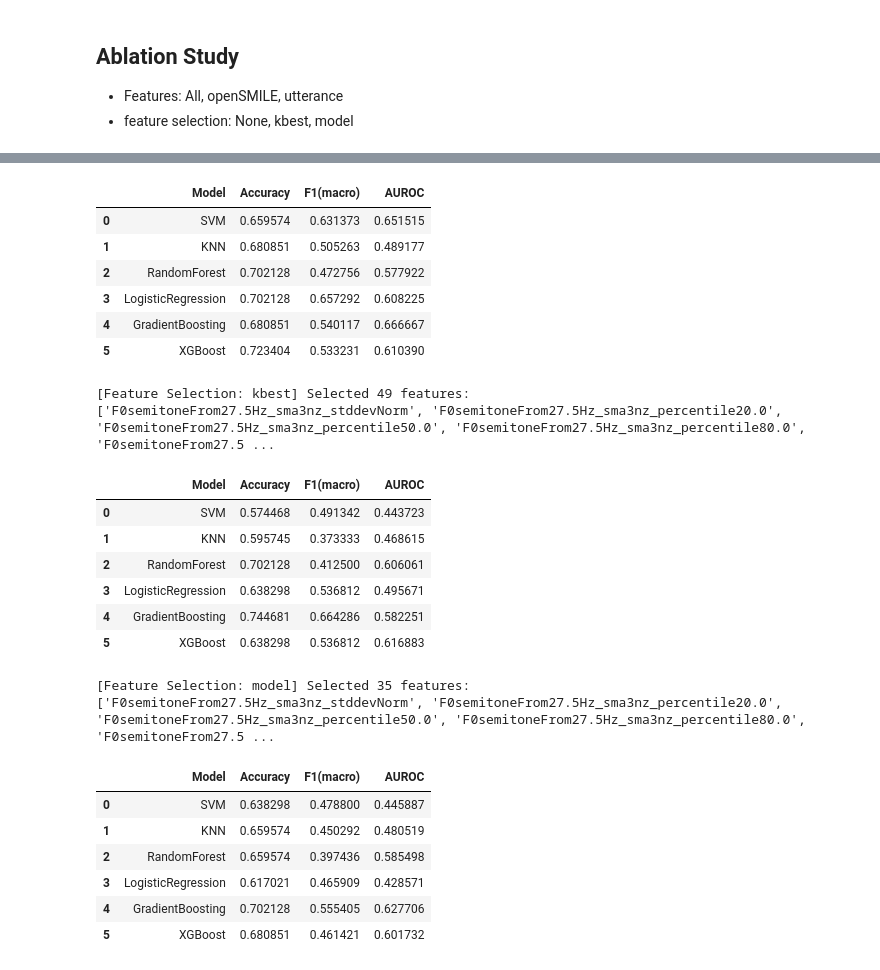
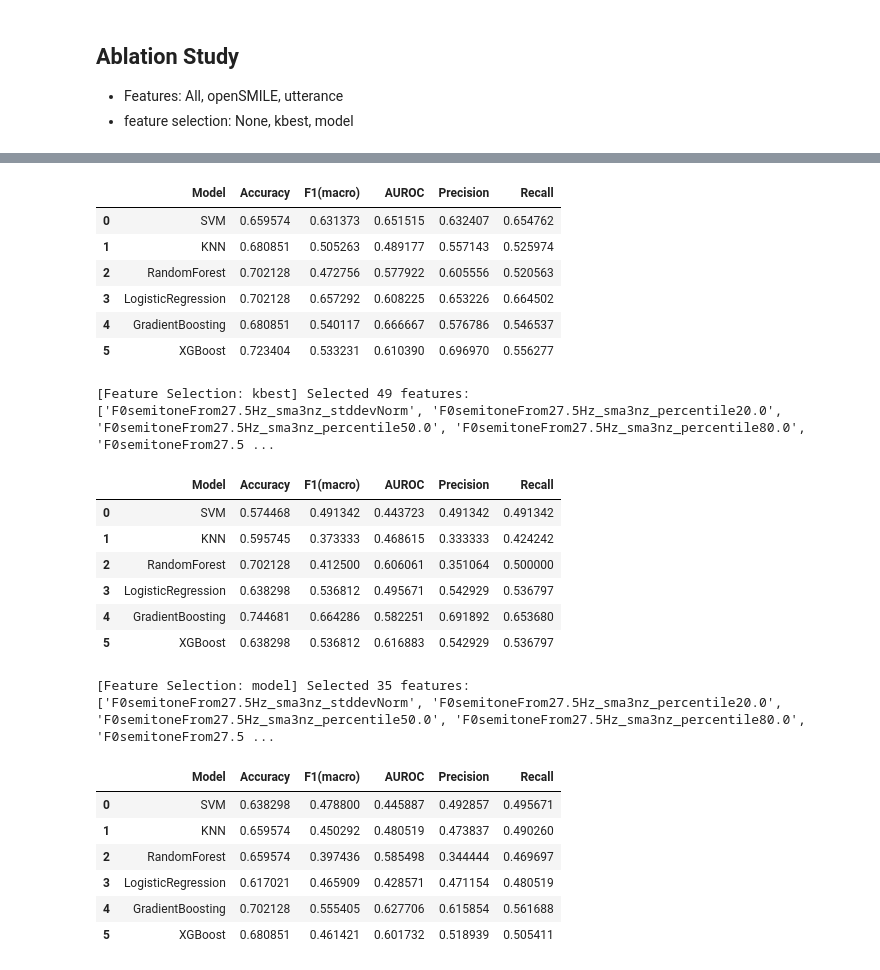
Before and after one commit to gn0219/daic-woz, a Jupyter notebook: 2. evaluate_basic_models.ipynb, the cells around one changed output, grey strips where cells are left out. Saved outputs shown, nothing was run; the diff lists cells and outputs as text; code cells hidden in the pictures.

```diff
--- a/2. evaluate_basic_models.ipynb
+++ b/2. evaluate_basic_models.ipynb
@@ -110,48 +140,49 @@ display(pipeline.evaluate_models(
 # %%
 smile_pipeline = MLPipeline(df, feature_cols=smile_columns)
 
-display(smile_pipeline.evaluate_models())
+smile_result = smile_pipeline.evaluate_models()
+display(smile_result)
 
 # k-best top 50
 display(smile_pipeline.evaluate_models(
     use_feature_selection=True,
     selection_method='kbest',
     k_features=50,
     show_selected_features=True
 ))
 
 # model-based with random forest
 display(smile_pipeline.evaluate_models(
     use_feature_selection=True,
     selection_method='model',
     show_selected_features=True
 ))
 # %% [output]
-|  | Model | Accuracy | F1(macro) | AUROC |
-| 0 | SVM | 0.659574 | 0.631373 | 0.651515 |
-| 1 | KNN | 0.680851 | 0.505263 | 0.489177 |
-| 2 | RandomForest | 0.702128 | 0.472756 | 0.577922 |
-| 3 | LogisticRegression | 0.702128 | 0.657292 | 0.608225 |
-| 4 | GradientBoosting | 0.680851 | 0.540117 | 0.666667 |
-| 5 | XGBoost | 0.723404 | 0.533231 | 0.610390 |
+|  | Model | Accuracy | F1(macro) | AUROC | Precision | Recall |
+| 0 | SVM | 0.659574 | 0.631373 | 0.651515 | 0.632407 | 0.654762 |
+| 1 | KNN | 0.680851 | 0.505263 | 0.489177 | 0.557143 | 0.525974 |
+| 2 | RandomForest | 0.702128 | 0.472756 | 0.577922 | 0.605556 | 0.520563 |
+| 3 | LogisticRegression | 0.702128 | 0.657292 | 0.608225 | 0.653226 | 0.664502 |
+| 4 | GradientBoosting | 0.680851 | 0.540117 | 0.666667 | 0.576786 | 0.546537 |
+| 5 | XGBoost | 0.723404 | 0.533231 | 0.610390 | 0.696970 | 0.556277 |
 [Feature Selection: kbest] Selected 49 features:
 ['F0semitoneFrom27.5Hz_sma3nz_stddevNorm', 'F0semitoneFrom27.5Hz_sma3nz_percentile20.0', 'F0semitoneFrom27.5Hz_sma3nz_percentile50.0', 'F0semitoneFrom27.5Hz_sma3nz_percentile80.0', 'F0semitoneFrom27.5 ...
-|  | Model | Accuracy | F1(macro) | AUROC |
-| 0 | SVM | 0.574468 | 0.491342 | 0.443723 |
-| 1 | KNN | 0.595745 | 0.373333 | 0.468615 |
-| 2 | RandomForest | 0.702128 | 0.412500 | 0.606061 |
-| 3 | LogisticRegression | 0.638298 | 0.536812 | 0.495671 |
-| 4 | GradientBoosting | 0.744681 | 0.664286 | 0.582251 |
-| 5 | XGBoost | 0.638298 | 0.536812 | 0.616883 |
+|  | Model | Accuracy | F1(macro) | AUROC | Precision | Recall |
+| 0 | SVM | 0.574468 | 0.491342 | 0.443723 | 0.491342 | 0.491342 |
+| 1 | KNN | 0.595745 | 0.373333 | 0.468615 | 0.333333 | 0.424242 |
+| 2 | RandomForest | 0.702128 | 0.412500 | 0.606061 | 0.351064 | 0.500000 |
+| 3 | LogisticRegression | 0.638298 | 0.536812 | 0.495671 | 0.542929 | 0.536797 |
+| 4 | GradientBoosting | 0.744681 | 0.664286 | 0.582251 | 0.691892 | 0.653680 |
+| 5 | XGBoost | 0.638298 | 0.536812 | 0.616883 | 0.542929 | 0.536797 |
 [Feature Selection: model] Selected 35 features:
 ['F0semitoneFrom27.5Hz_sma3nz_stddevNorm', 'F0semitoneFrom27.5Hz_sma3nz_percentile20.0', 'F0semitoneFrom27.5Hz_sma3nz_percentile50.0', 'F0semitoneFrom27.5Hz_sma3nz_percentile80.0', 'F0semitoneFrom27.5 ...
-|  | Model | Accuracy | F1(macro) | AUROC |
-| 0 | SVM | 0.638298 | 0.478800 | 0.445887 |
-| 1 | KNN | 0.659574 | 0.450292 | 0.480519 |
-| 2 | RandomForest | 0.659574 | 0.397436 | 0.585498 |
-| 3 | LogisticRegression | 0.617021 | 0.465909 | 0.428571 |
-| 4 | GradientBoosting | 0.702128 | 0.555405 | 0.627706 |
-| 5 | XGBoost | 0.680851 | 0.461421 | 0.601732 |
+|  | Model | Accuracy | F1(macro) | AUROC | Precision | Recall |
+| 0 | SVM | 0.638298 | 0.478800 | 0.445887 | 0.492857 | 0.495671 |
+| 1 | KNN | 0.659574 | 0.450292 | 0.480519 | 0.473837 | 0.490260 |
+| 2 | RandomForest | 0.659574 | 0.397436 | 0.585498 | 0.344444 | 0.469697 |
+| 3 | LogisticRegression | 0.617021 | 0.465909 | 0.428571 | 0.471154 | 0.480519 |
+| 4 | GradientBoosting | 0.702128 | 0.555405 | 0.627706 | 0.615854 | 0.561688 |
+| 5 | XGBoost | 0.680851 | 0.461421 | 0.601732 | 0.518939 | 0.505411 |
 # %%
 utt_pipeline = MLPipeline(df, feature_cols=utterance_columns)
 
```
Also changed, not shown: parts of 15 cells of this notebook, 9 other files.
